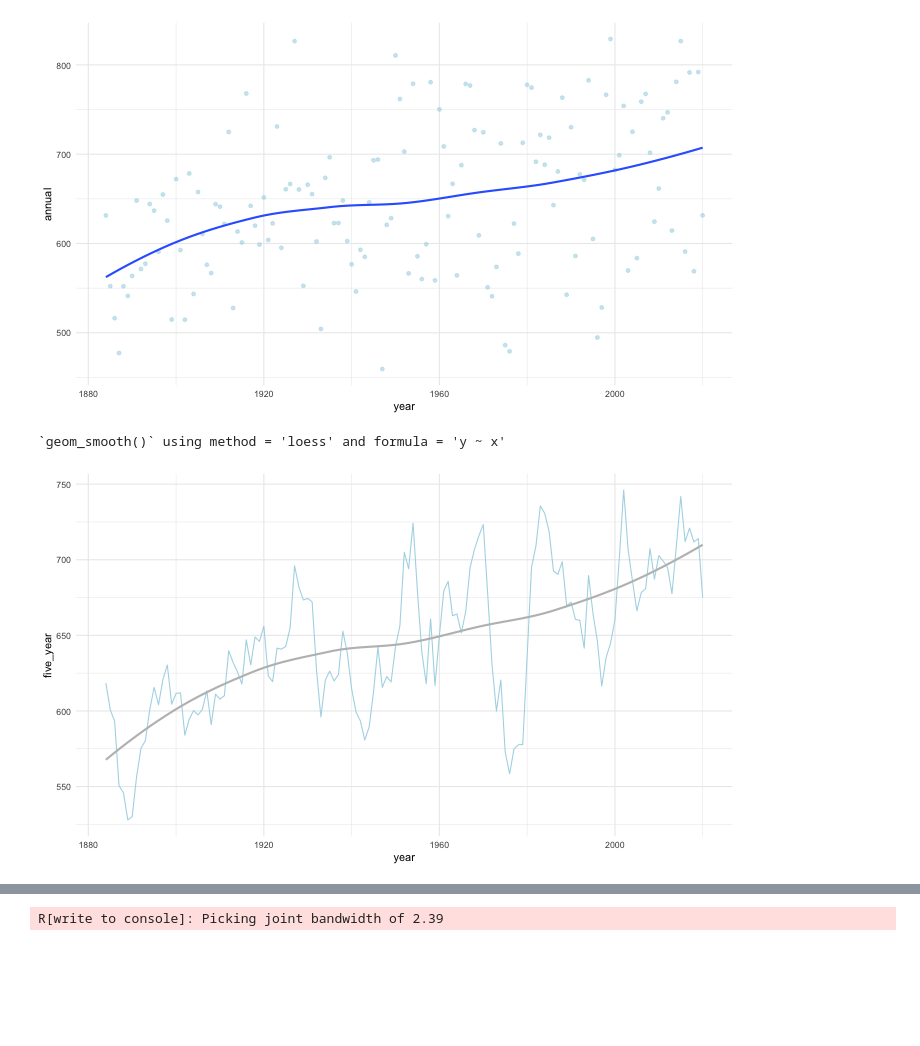
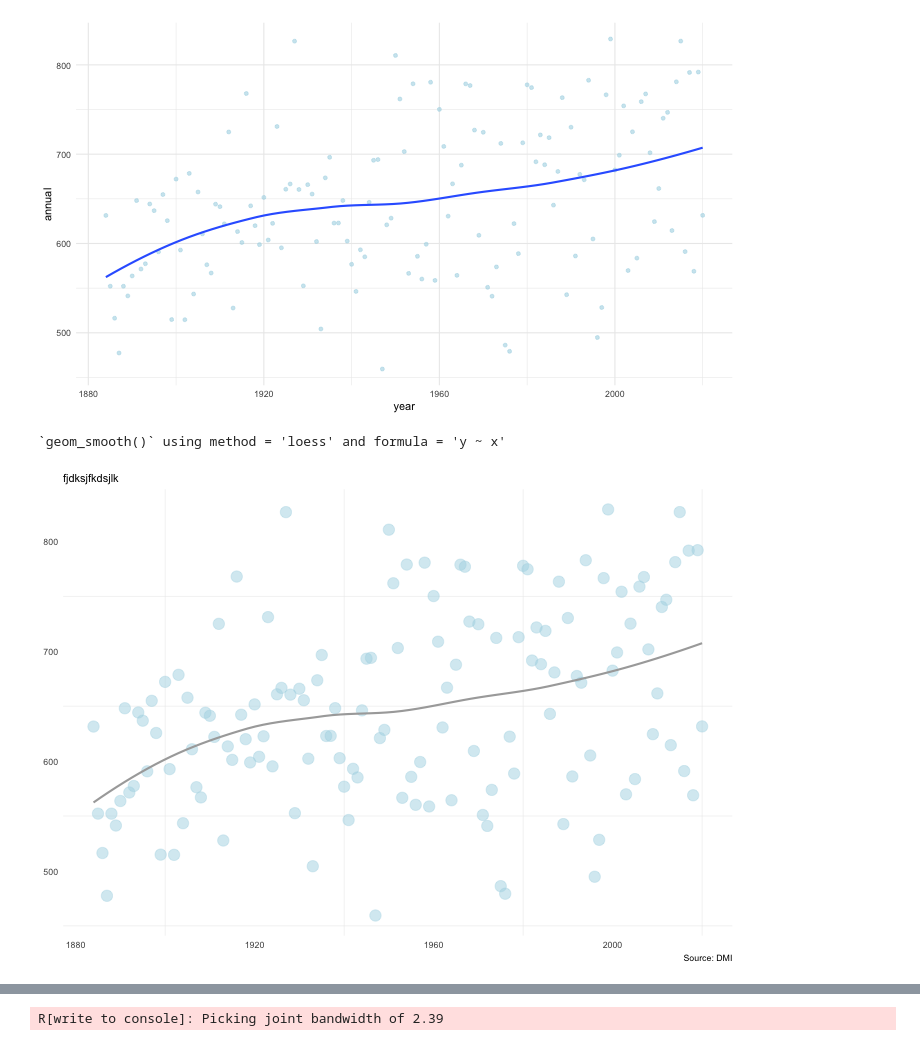
Before and after one commit to laurabejder/rain, a Jupyter notebook: visualizations.ipynb, the cells around one changed output, grey strips where cells are left out. Drawn from its saved outputs; the diff is of its cells as text; code cells hidden in the pictures; blank space fills up the shorter version.

Commit message:
added visuals

```diff
--- a/visualizations.ipynb
+++ b/visualizations.ipynb
@@ -276,14 +244,22 @@ ggplot(data, aes(x=year, y = annual)) +
 `geom_smooth()` using method = 'loess' and formula = 'y ~ x'
 [figure]
 # %%
-%%R -i data -h 400 -w 700
+%%R -i data -h 500 -w 700
 
 
-ggplot(data, aes(x=year, y = five_year)) +
-    geom_line(color='lightblue') +
-    geom_smooth(se = F, color='grey') +
-    theme_minimal()
+ggplot(data, aes(x=year, y = annual)) +
+    geom_point(color='lightblue', size=5, alpha=0.5) +
+    geom_smooth(se = F, color='dark grey') +
+    theme_minimal() +
+    labs(x = NULL, y = NULL,
+       subtitle = "fjdksjfkdsjlk",
+       caption = "Source: DMI")  +
+    theme(legend.position = "none",
+        panel.grid.major = element_blank())
+
+
+# panel.grid.minor = element_blank()
 # %% [output]
 `geom_smooth()` using method = 'loess' and formula = 'y ~ x'
-[figure, old version]
+[figure, new version]
 # %%
```
Also changed, not shown: parts of 11 cells of this notebook, 6 other files.
